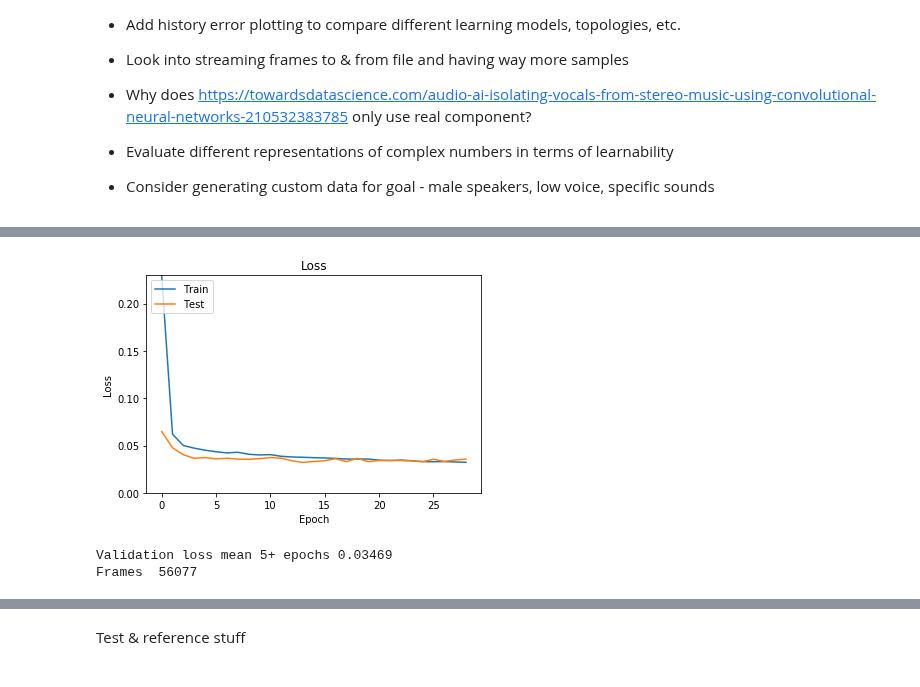
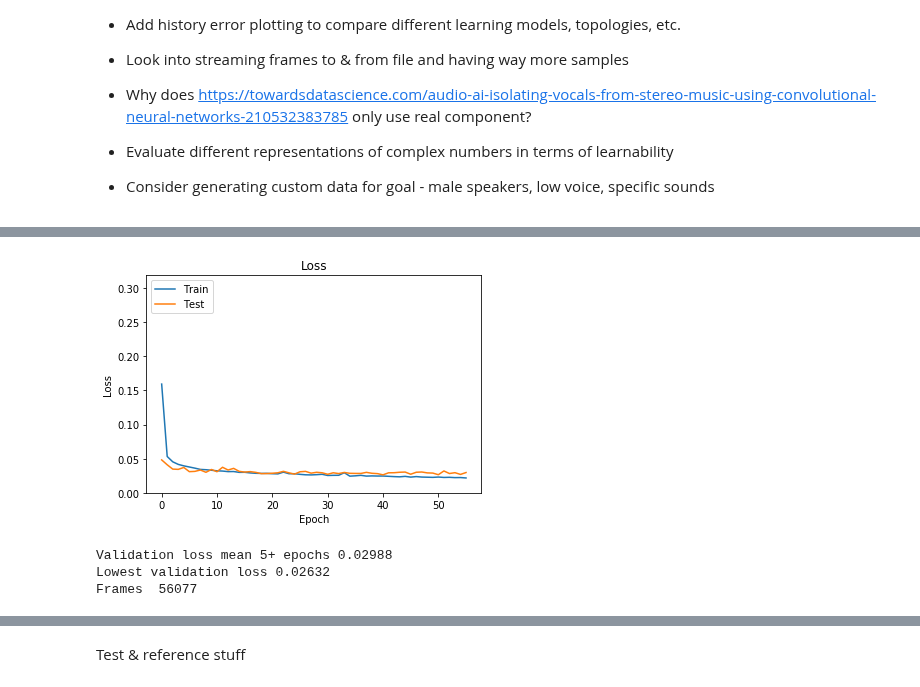
Before and after one commit to dweih/AudioCleaning, a Jupyter notebook: NN Audio Test.ipynb, the cells around one changed output, grey strips where cells are left out. Cells and saved outputs as stored; diff of their text form; code cells hidden in the pictures.

```diff
--- a/NN Audio Test.ipynb
+++ b/NN Audio Test.ipynb
@@ -150,39 +156,44 @@ nclips = 500
+# %%
+frames = get_frames("f:\\audiodata", 89000)
+targets = get_targets("f:\\audiodata", 89000)
 # %%
-frames = np.load("frames-0-500.npy", mmap_mode='r')
-targets = np.load("targets-0-500.npy", mmap_mode='r')
+#frames = np.load("frames-0-500.npy", mmap_mode='r')
+#targets = np.load("targets-0-500.npy", mmap_mode='r')
 # %%
 # Real model (eventually)
 ALPHA = 0.05
-L2Reg = 0.0000
+L2Reg = 0.00000 # bumping this up to 0.000005 didn't seem very good
 
 inputs = layers.Input(shape=(FFT_BINS,WINDOW_SIZE,1)) # Full window
 input_slice = layers.Input(shape=(FFT_BINS,1,1)) # Just the center row that we're trying to predict
 
 # Horizontal first - across bins then samples
-conv1 = layers.Conv2D(256, kernel_size=(FFT_BINS,3), kernel_regularizer=regularizers.l2(L2Reg), name="conv1")(inputs)
+conv1 = layers.Conv2D(256, kernel_size=(FFT_BINS,3), activity_regularizer=regularizers.l2(L2Reg), name="conv1")(inputs)
 c1a = layers.LeakyReLU(alpha=ALPHA)(conv1)
-convh2 = layers.Conv2D(128, kernel_size=(1,WINDOW_SIZE-2), kernel_regularizer=regularizers.l2(L2Reg), name="convh2")(c1a)
+convh2 = layers.Conv2D(128, kernel_size=(1,WINDOW_SIZE-2), activity_regularizer=regularizers.l2(L2Reg), name="convh2")(c1a)
 ch2a = keras.layers.LeakyReLU(alpha=ALPHA)(convh2)
-flat_h = layers.Flatten()(ch2a)
+flat_h = layers.Flatten(name="flat_h")(ch2a)
 
 # Vertical features - across samples then bins
-conv3 = layers.Conv2D(128, kernel_size=(5,WINDOW_SIZE), kernel_regularizer=regularizers.l2(L2Reg), name="conv3")(inputs)
+conv3 = layers.Conv2D(128, kernel_size=(5,WINDOW_SIZE), activity_regularizer=regularizers.l2(L2Reg), name="conv3")(inputs)
 c3a = layers.LeakyReLU(alpha=ALPHA)(conv3)
-pool2 = layers.MaxPooling2D(pool_size=(10,1), strides=(5,1))(c3a)
-p2a = layers.LeakyReLU(alpha=ALPHA)(pool2)
-conv4 = layers.Conv2D(128, kernel_size=(100,1), kernel_regularizer=regularizers.l2(L2Reg), name="conv4")(p2a)
+#pool2 = layers.MaxPooling2D(pool_size=(8,1), strides=(4,1))(c3a)
+#p2a = layers.LeakyReLU(alpha=ALPHA)(pool2)
+conv4 = layers.Conv2D(48, kernel_size=(FFT_BINS-4,1), activity_regularizer=regularizers.l2(L2Reg), name="conv4")(c3a)
 c4a = layers.LeakyReLU(alpha=ALPHA)(conv4)
-flat_v = layers.Flatten()(c4a)
+flat_v = layers.Flatten(name="flat_v")(c4a)
 
 flat = layers.concatenate([flat_h, flat_v])
 
-dense0 = layers.Dense(700, kernel_regularizer=regularizers.l2(L2Reg))(flat)
+flat_in = layers.Flatten()(input_slice)
+
+dense0 = layers.Dense(500, activity_regularizer=regularizers.l2(L2Reg))(flat)
 d0a = layers.LeakyReLU(alpha=ALPHA)(dense0)
-dense1 = layers.Dense(700, kernel_regularizer=regularizers.l2(L2Reg))(dense0)
+merge1 = layers.concatenate([d0a, flat_in])
+dense1 = layers.Dense(300, activity_regularizer=regularizers.l2(L2Reg))(merge1)
 d1a = keras.layers.LeakyReLU(alpha=ALPHA)(dense1)
 #dense2 = layers.Dense(500, )(dense1)
 #d2a = keras.layers.LeakyReLU(alpha=ALPHA)(dense2)
-flat_in = layers.Flatten()(input_slice)
 merged = layers.concatenate([d1a, flat_in])
 outputs = layers.Dense(FFT_BINS, activation='linear')(merged)
 
@@ -213,5 +224,5 @@ None
 stopper = keras.callbacks.EarlyStopping(monitor='val_loss', min_delta=0.0001, patience=15, verbose=0, mode='auto', baseline=None, restore_best_weights=True)
 save_best = keras.callbacks.ModelCheckpoint("Best_model.h5", monitor='val_loss', verbose=0, save_best_only=True, save_weights_only=False, mode='auto', period=1)
 
-hist = model.fit([frames, frames[:,:,TARGET_COL:TARGET_COL+1,:]], targets, epochs=100, callbacks = [stopper, save_best], batch_size=32, validation_split=0.05)
+hist = model.fit([frames, frames[:,:,TARGET_COL:TARGET_COL+1,:]], targets, epochs=10, callbacks = [stopper, save_best], batch_size=32, validation_split=0.05)
 # %% [output]
@@ -235,25 +246,27 @@ Epoch 29/100
 # %%
 
 history = hist
 
 # Plot training & validation accuracy values
 plt.plot(history.history['loss'])
 plt.plot(history.history['val_loss'])
 plt.title('Loss')
 plt.ylabel('Loss')
 plt.xlabel('Epoch')
 plt.legend(['Train', 'Test'], loc='upper left')
-plt.ylim((0, history.history['loss'][0])) # because sometimes there are stupid spikes in error
+plt.ylim((0, 2 * history.history['loss'][0])) # because sometimes there are stupid spikes in error
 plt.show()
 
 #plt.savefig('test.png')
 print("Validation loss mean 5+ epochs {0:.4}".format(np.mean(history.history['val_loss'][5:])))
+print("Lowest validation loss {0:.4}".format(np.min(history.history['val_loss'][5:])))
 print("Frames ", frames.shape[0])
 
 #Add verification means for 1-10, 11-20, 21-30?  Or slope for different ranges?
 # %% [output]
-[figure, old version]
+[figure, new version]
-Validation loss mean 5+ epochs 0.03469
+Validation loss mean 5+ epochs 0.02988
+Lowest validation loss 0.02632
 Frames  56077
 # %%
 # Not required because of 'restore best weights'
```
Also changed, not shown: parts of 11 cells of this notebook, 1 other file.
